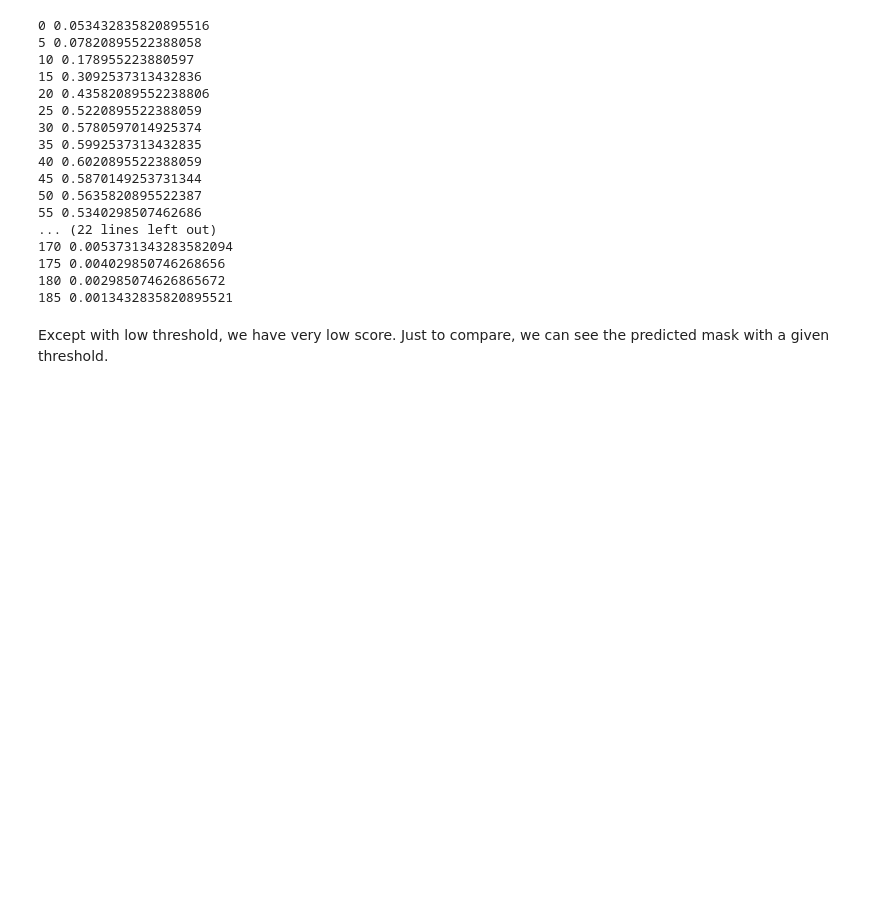
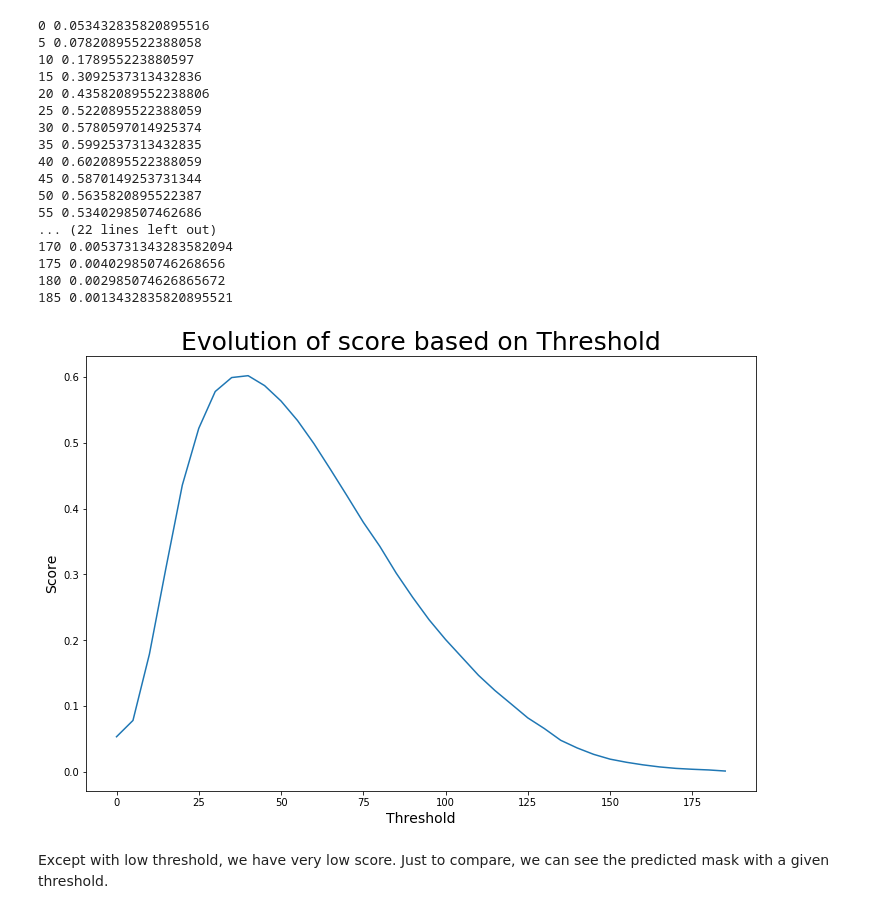
Before and after one commit to Coni63/OC_DS, a Jupyter notebook: P9/Modele Simple.ipynb, the cells around one changed output. Saved outputs shown, nothing was run; the diff lists cells and outputs as text; code cells hidden in the pictures; blank space fills up the shorter version.

```diff
--- a/P9/Modele Simple.ipynb
+++ b/P9/Modele Simple.ipynb
@@ -101,6 +102,16 @@ for t in range(0, 190, 5):
 175 0.004029850746268656
 180 0.002985074626865672
 185 0.0013432835820895521
+# %%
+plt.figure(figsize=(12, 8))
+plt.plot(list(range(0, 190, 5)), y)
+plt.title("Evolution of score based on Threshold", fontsize="25")
+plt.xlabel("Threshold", fontsize="14")
+plt.ylabel("Score", fontsize="14")
+plt.savefig("img/score_simple.png")
+plt.show()
+# %% [output]
+[figure, added]
 # %% [markdown]
 Except with low threshold, we have very low score. Just to compare, we can see the predicted mask with a given  threshold.
 # %%
```
Also changed, not shown: parts of 2 cells of this notebook, 4 other files.
